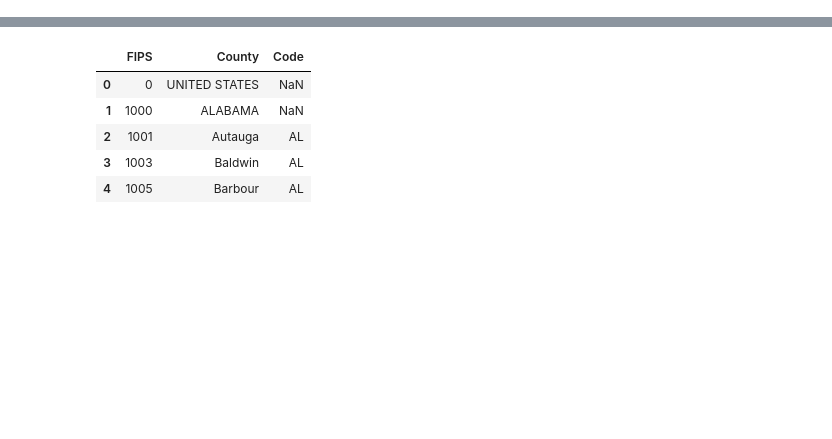
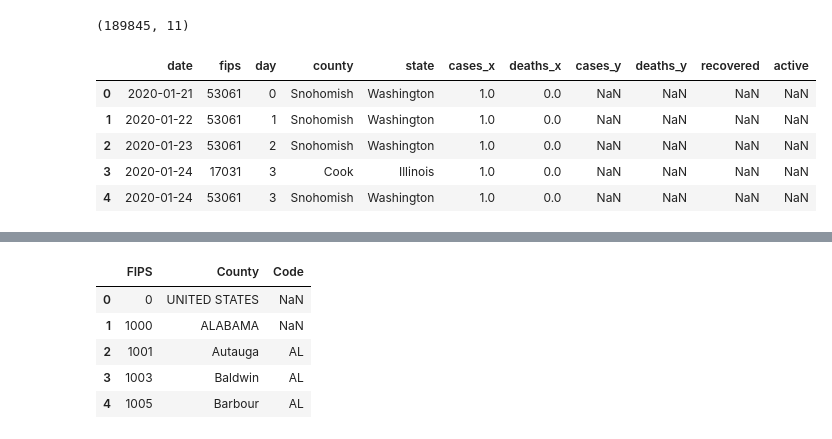
Before and after one commit to areevesman/covid-19, a Jupyter notebook: code/notebooks/pull_USA_data.ipynb, the cells around one changed output, grey strips where cells are left out. Saved outputs shown, nothing was run; the diff lists cells and outputs as text; code cells hidden in the pictures; blank space fills up the shorter version.

```diff
--- a/code/notebooks/pull_USA_data.ipynb
+++ b/code/notebooks/pull_USA_data.ipynb
@@ -19,0 +9,4 @@ states.head()
+# %%
+df_nyt = df_nyt.reset_index()[['date','fips','day','county','state','cases','deaths']]
+print(df_nyt.shape)
+df_nyt.head()
@@ -19,0 +21,4 @@ states.head()
+# %%
+df_nyt = df_nyt.groupby(['date','fips','day','county','state']).sum().reset_index()
+print(df_nyt.shape)
+df_nyt.head()
@@ -19,0 +33,4 @@ states.head()
+# %%
+df_jhu = df_jhu.reset_index()[['date','fips','day','county','state','cases','deaths','recovered','active']]
+print(df_jhu.shape)
+df_jhu.head()
@@ -19,0 +45,4 @@ states.head()
+# %%
+df_jhu = df_jhu.groupby(['date','fips','day','county','state']).sum().reset_index()
+print(df_jhu.shape)
+df_jhu.head()
@@ -19,0 +67,13 @@ states.head()
+# %%
+df = pd.merge(df_nyt, df_jhu, on=['date','fips','day','county','state'], how='outer')\
+    .sort_values('date')
+print(df.shape)
+df.head()
+# %% [output]
+(189845, 11)
+|  | date | fips | day | county | state | cases_x | deaths_x | cases_y | deaths_y | recovered | active |
+| 0 | 2020-01-21 | 53061 | 0 | Snohomish | Washington | 1.0 | 0.0 | NaN | NaN | NaN | NaN |
+| 1 | 2020-01-22 | 53061 | 1 | Snohomish | Washington | 1.0 | 0.0 | NaN | NaN | NaN | NaN |
+| 2 | 2020-01-23 | 53061 | 2 | Snohomish | Washington | 1.0 | 0.0 | NaN | NaN | NaN | NaN |
+| 3 | 2020-01-24 | 17031 | 3 | Cook | Illinois | 1.0 | 0.0 | NaN | NaN | NaN | NaN |
+| 4 | 2020-01-24 | 53061 | 3 | Snohomish | Washington | 1.0 | 0.0 | NaN | NaN | NaN | NaN |
```
Also changed, not shown: parts of 33 cells of this notebook.
